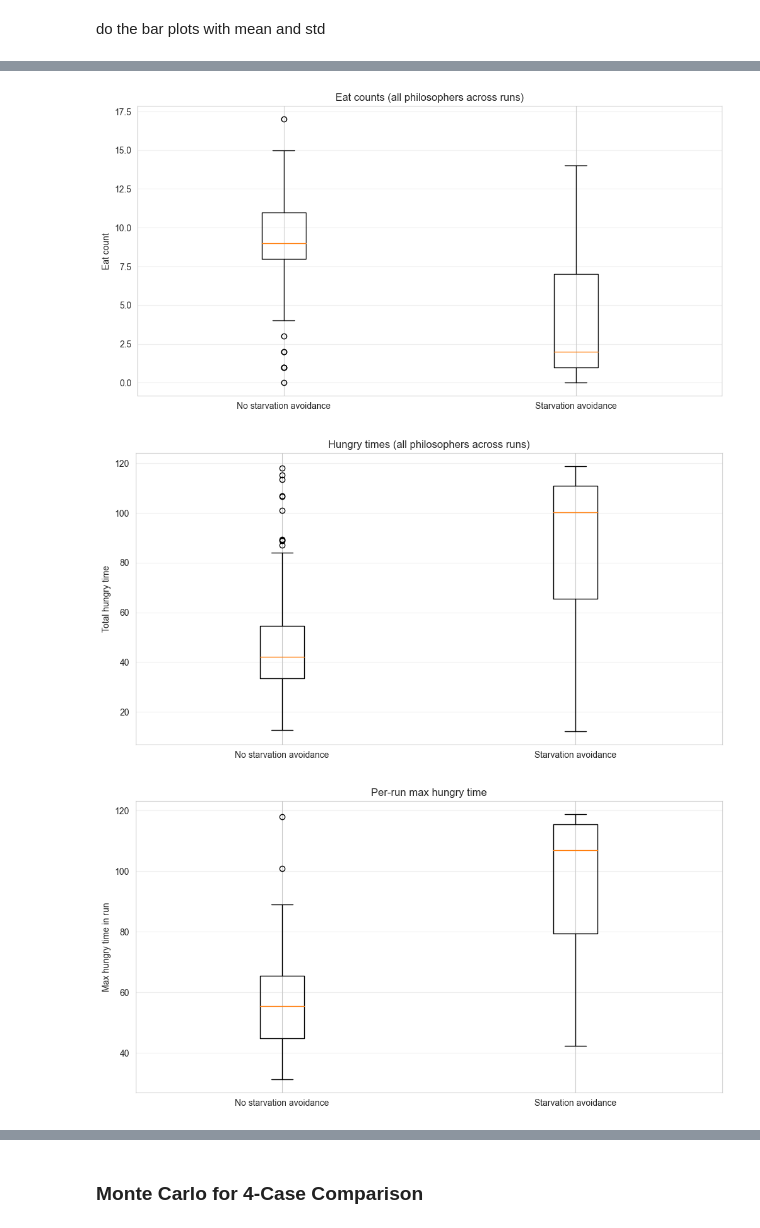
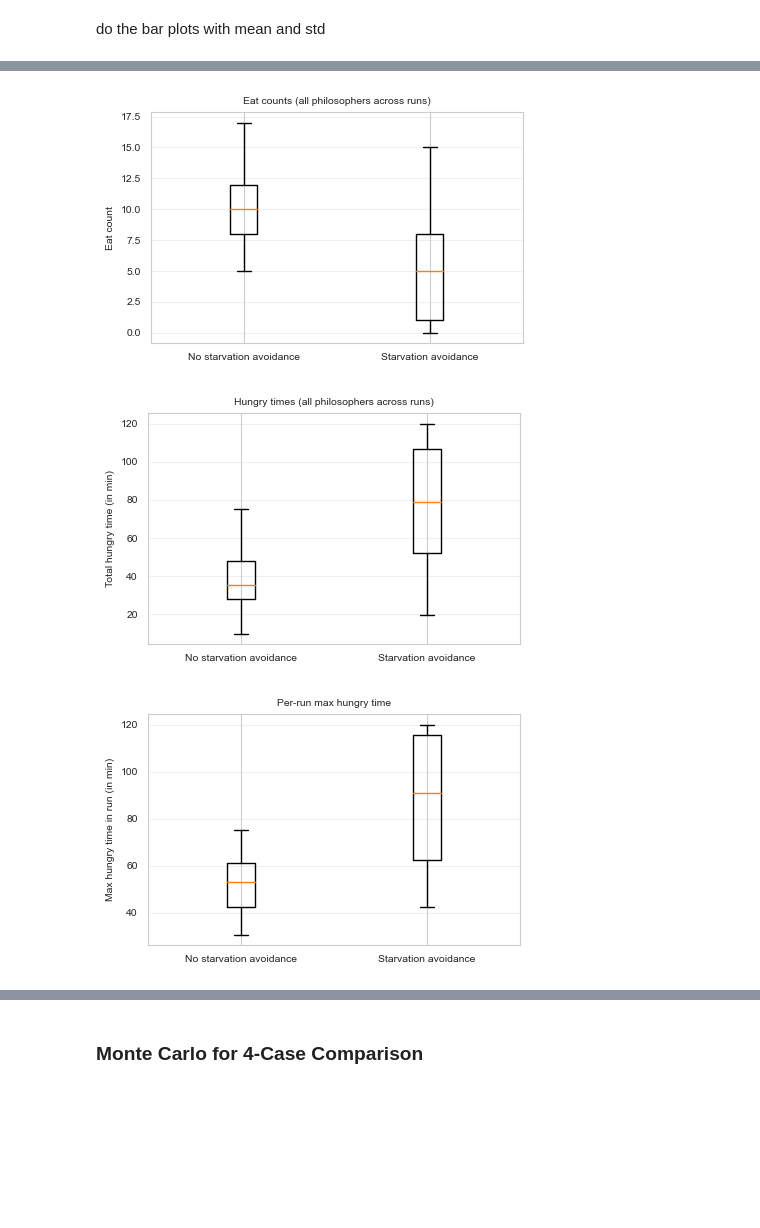
Before and after one commit to tleules23/ModSim2025, a Jupyter notebook: dining_philosophers.ipynb, the cells around one changed output, grey strips where cells are left out. Cells and saved outputs as stored; diff of their text form; code cells hidden in the pictures; blank space fills up the shorter version.

```diff
--- a/dining_philosophers.ipynb
+++ b/dining_philosophers.ipynb
@@ -1569,37 +1468,44 @@ def _per_run_stat(df, col, stat):
     return np.array(out, dtype=float)
 
 def boxplot_compare(a, b, title, ylabel,
                     labels=("No starvation avoidance", "Starvation avoidance")):
-    plt.figure()
+
+    plt.figure(figsize=(4.8, 3))
+    plt.rcParams.update({
+    "font.size": 7.5,
+    "axes.labelsize": 7.5,
+    "axes.titlesize": 7.5,
+    })
+
     plt.boxplot([a, b], labels=list(labels), showfliers=True)
     plt.title(title)
     plt.ylabel(ylabel)
     plt.grid(True, axis="y", alpha=0.3)
     plt.show()
 
 def _displayStarvationAvoidanceComparison(mc_no_starv, mc_starv):
     # 1) Eat counts distribution (all philosophers, all runs)
     eats_no  = _flatten_listcol(mc_no_starv, "eat_counts")
     eats_yes = _flatten_listcol(mc_starv, "eat_counts")
     boxplot_compare(eats_no, eats_yes, "Eat counts (all philosophers across runs)", "Eat count")
 
     # 2) Hungry times distribution (all philosophers, all runs)
     hungry_no  = _flatten_listcol(mc_no_starv, "hungry_times")
     hungry_yes = _flatten_listcol(mc_starv, "hungry_times")
-    boxplot_compare(hungry_no, hungry_yes, "Hungry times (all philosophers across runs)", "Total hungry time")
+    boxplot_compare(hungry_no, hungry_yes, "Hungry times (all philosophers across runs)", "Total hungry time (in min)")
 
     # 3) Per-run maximum hungry time (strong “starvation risk” signal)
     max_hungry_no  = _per_run_stat(mc_no_starv, "hungry_times", "max")
     max_hungry_yes = _per_run_stat(mc_starv, "hungry_times", "max")
-    boxplot_compare(max_hungry_no, max_hungry_yes, "Per-run max hungry time", "Max hungry time in run")
+    boxplot_compare(max_hungry_no, max_hungry_yes, "Per-run max hungry time", "Max hungry time in run (in min)")
 
     # 4) Fairness: per-run std of eats (lower = more even)
     std_eats_no  = mc_no_starv["std_eats"].astype(float).to_numpy()
     std_eats_yes = mc_starv["std_eats"].astype(float).to_numpy()
     boxplot_compare(std_eats_no, std_eats_yes, "Per-run eat-count std (fairness)", "Std of eat counts (per run)")
 
-_displayStarvationAvoidanceComparison(mc_basic_d,mc_basic_starv_avoid_d)
+_displayStarvationAvoidanceComparison(mc_priority_d,mc_priority_starv_avoid_d)
 # %% [output]
-[figure, old version]
+[figure, new version]
-[figure, old version]
+[figure, new version]
-[figure, old version]
+[figure, new version]
```
Also changed, not shown: parts of 11 cells of this notebook, 2 other files.
